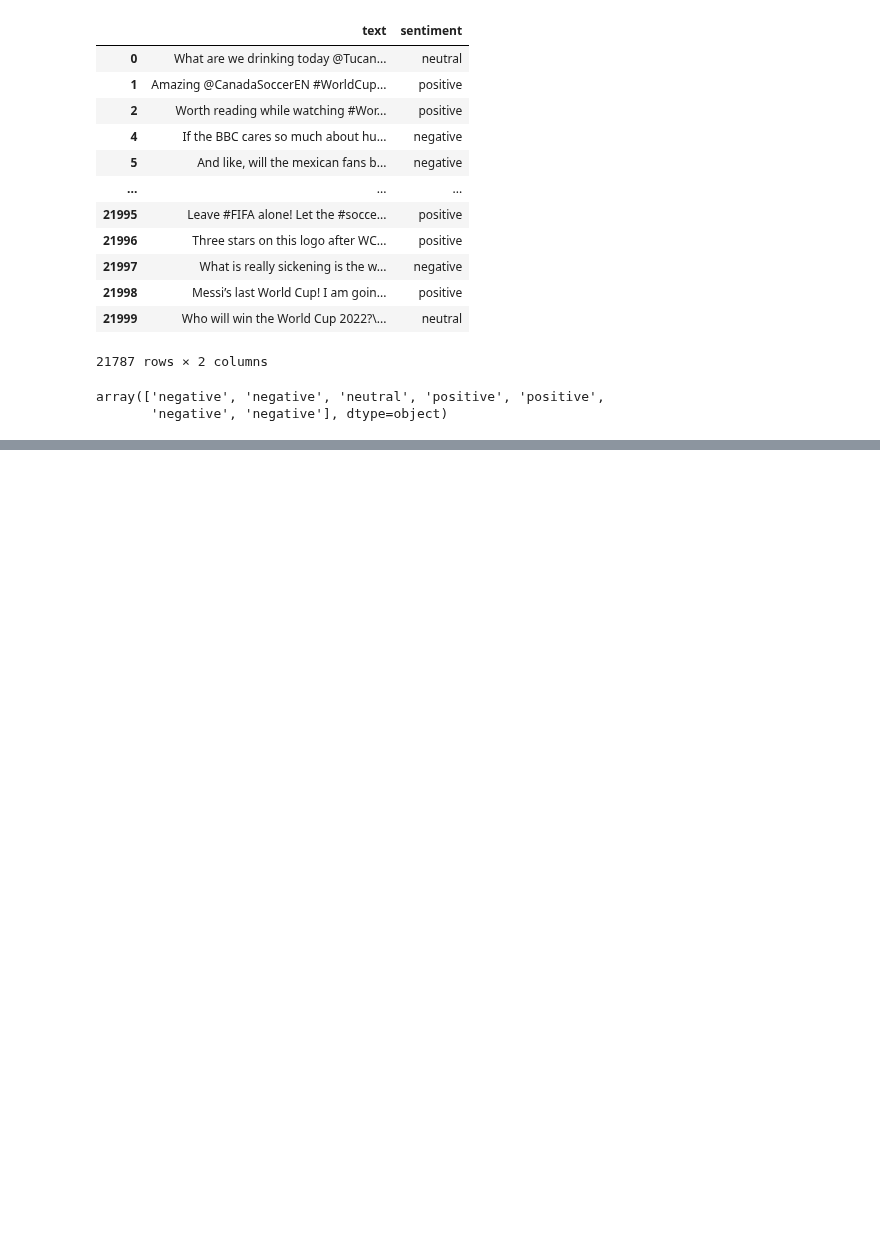
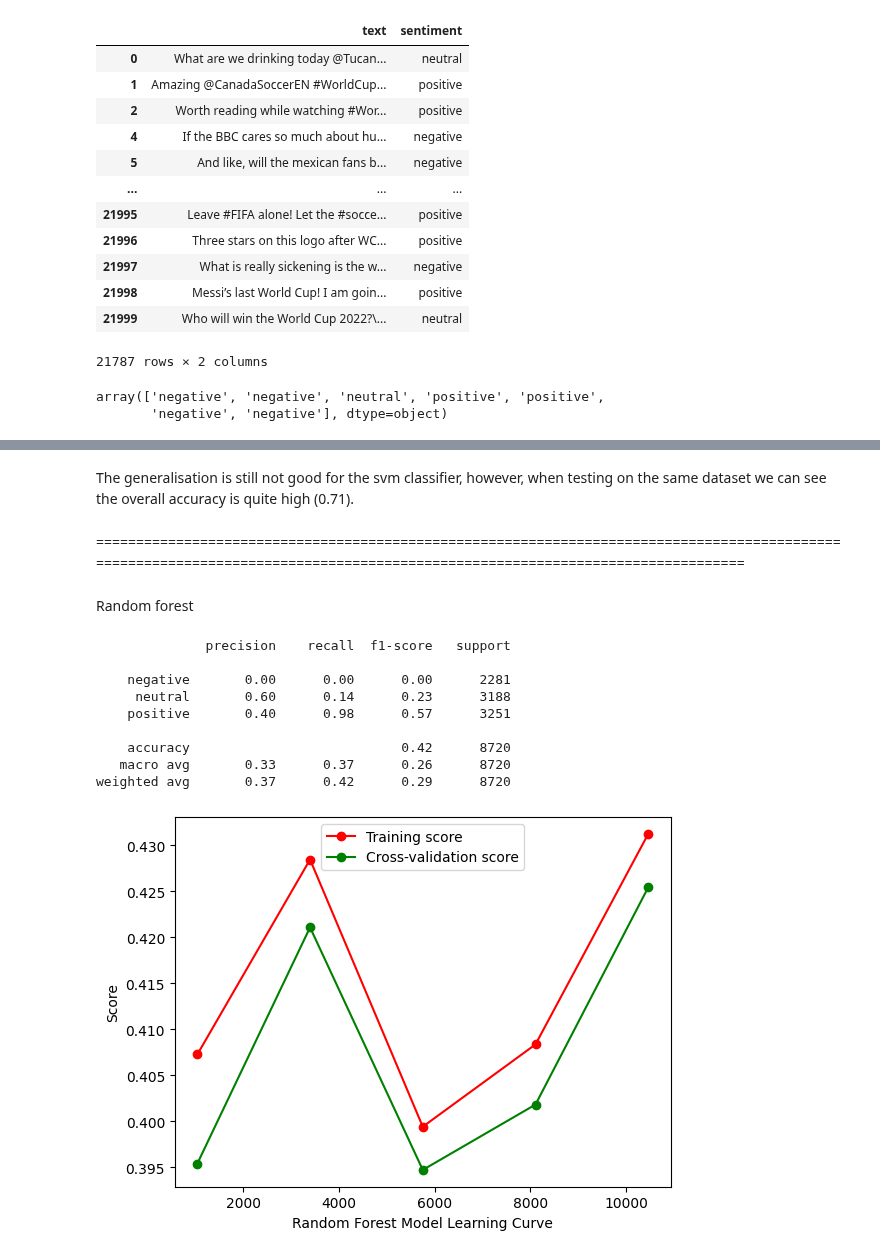
Before and after one commit to COGS118A/Group026-Wi23, a Jupyter notebook: COGS118A replacement data cleaning.ipynb, the cells around one changed output, grey strips where cells are left out. Cells and saved outputs as stored; diff of their text form; code cells hidden in the pictures; blank space fills up the shorter version.

```diff
--- a/COGS118A replacement data cleaning.ipynb
+++ b/COGS118A replacement data cleaning.ipynb
@@ -638,0 +813,40 @@ array(['negative', 'negative', 'neutral', 'positive', 'positive',
+# %% [markdown]
+The generalisation is still not good for the svm classifier, however, when testing on the same dataset we can see the overall accuracy is quite high (0.71).
+# %% [markdown]
+==============================================================================================================================================================================
+# %% [markdown]
+Random forest
+# %%
+en_fifa_df = pd.read_csv('new_fifa_df.csv')
+
+X = en_fifa_df['text']
+Y = en_fifa_df['sentiment']
+
+from matplotlib import pyplot as plt
+from sklearn.model_selection import train_test_split
+X_train, X_test, Y_train, Y_test = train_test_split(X, Y, random_state=15, train_size=0.6)
+
+from sklearn.feature_extraction.text import CountVectorizer, TfidfTransformer
+
+countVectorizer = CountVectorizer()
+X_train = countVectorizer.fit_transform(X_train)
+
+tf_transformer = TfidfTransformer(use_idf=False).fit(X_train)
+X_train = tf_transformer.transform(X_train)
+
+# use random forest
+from sklearn.ensemble import RandomForestClassifier
+clf_rf = RandomForestClassifier(n_estimators=100, max_depth=2, random_state=0).fit(X_train, Y_train)
+# %%
+test_and_plot_model(clf_rf, X_test, Y_test, "Random Forest")
+# %% [output]
+              precision    recall  f1-score   support
+
+    negative       0.00      0.00      0.00      2281
+     neutral       0.60      0.14      0.23      3188
+    positive       0.40      0.98      0.57      3251
+
+    accuracy                           0.42      8720
+   macro avg       0.33      0.37      0.26      8720
+weighted avg       0.37      0.42      0.29      8720
+[figure, added]
```
Also changed, not shown: parts of 54 cells of this notebook.
